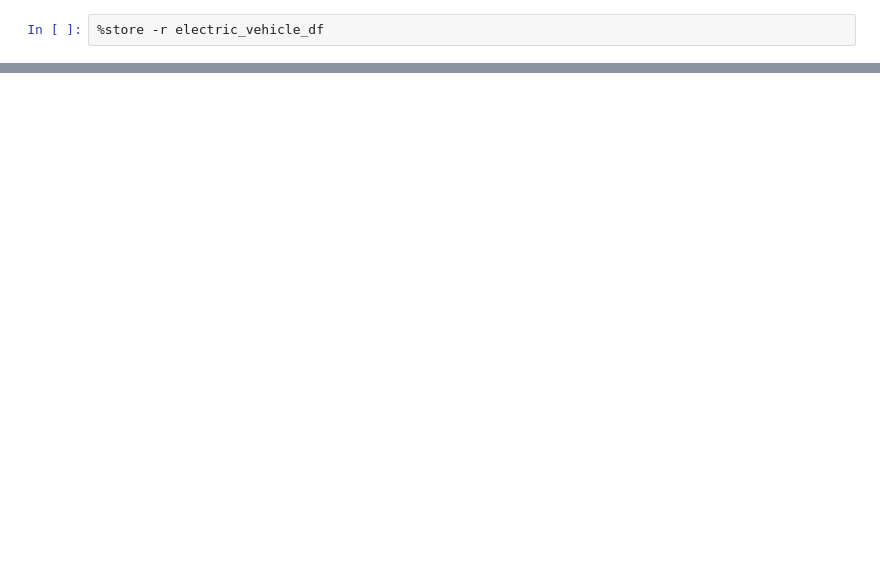
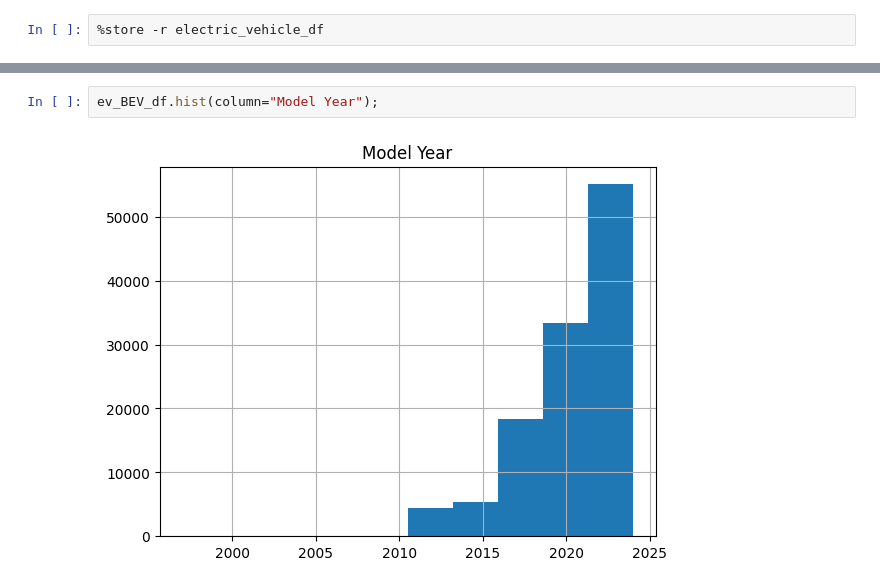
Before and after one commit to rileyfroehlich/DAAN881-Final-Project, a Jupyter notebook: ev_types_by_year.ipynb, the cells around one changed output, grey strips where cells are left out. Cells and saved outputs as stored; diff of their text form; blank space fills up the shorter version.

```diff
--- a/ev_types_by_year.ipynb
+++ b/ev_types_by_year.ipynb
@@ -19,0 +30,4 @@ plt.show()
+# %%
+ev_BEV_df.hist(column="Model Year");
+# %% [output]
+[figure, added]
```
Also changed, not shown: parts of 18 cells of this notebook.
